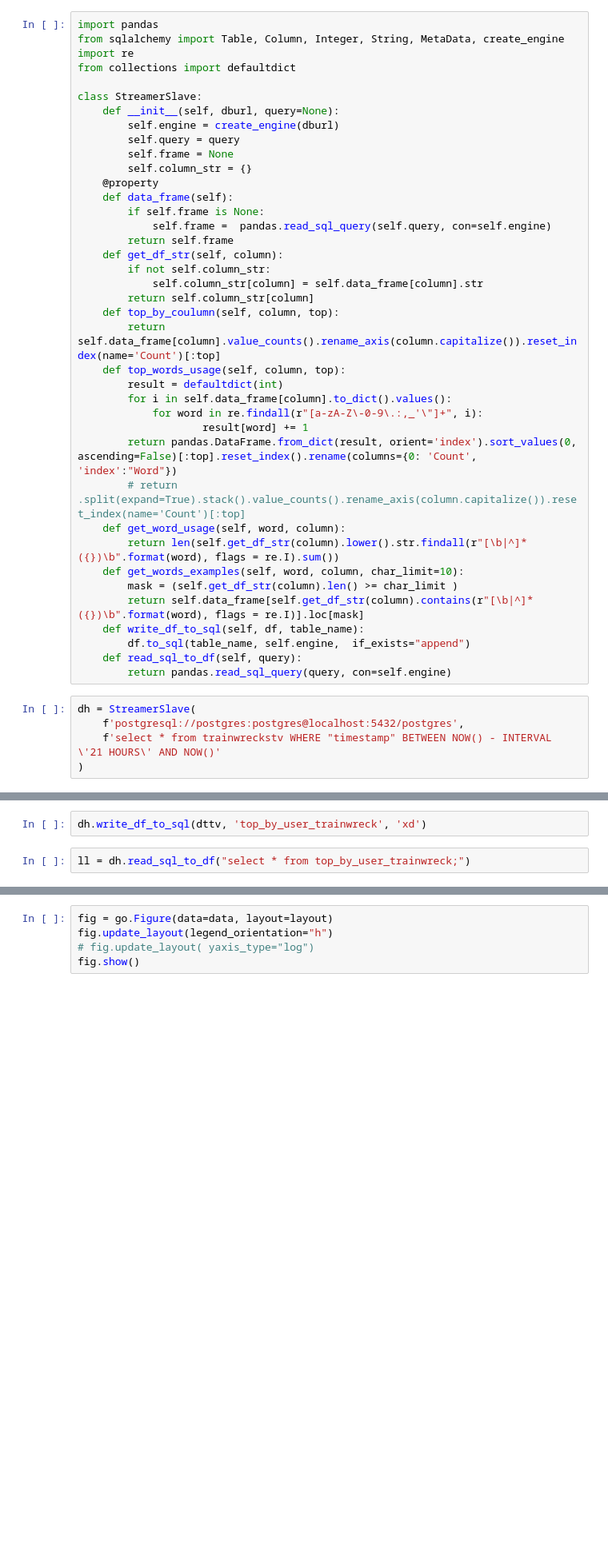
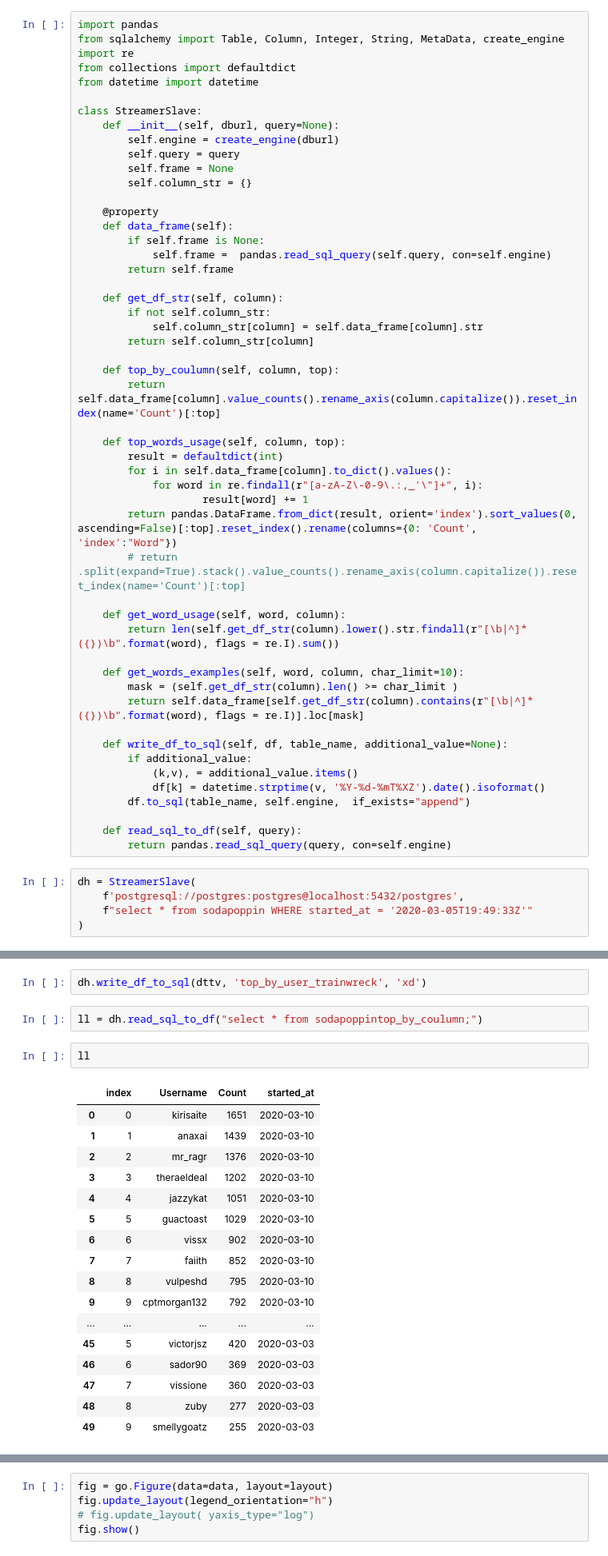
Before and after one commit to randieiii/tcad, a Jupyter notebook: Untitled1.ipynb, the cells around one changed output, grey strips where cells are left out. Shown: that part at 80% size. Drawn from its saved outputs; the diff is of its cells as text; blank space fills up the shorter version.

```diff
--- a/Untitled1.ipynb
+++ b/Untitled1.ipynb
@@ -9,6 +9,7 @@ import pandas
 from sqlalchemy import Table, Column, Integer, String, MetaData, create_engine
 import re
 from collections import defaultdict
+from datetime import datetime
 
 class StreamerSlave:
     def __init__(self, dburl, query=None):
@@ -16,17 +17,21 @@ class StreamerSlave:
         self.query = query
         self.frame = None
         self.column_str = {}
+
     @property
     def data_frame(self):
         if self.frame is None:
             self.frame =  pandas.read_sql_query(self.query, con=self.engine)
         return self.frame
+
     def get_df_str(self, column):
         if not self.column_str:
             self.column_str[column] = self.data_frame[column].str
         return self.column_str[column]
+
     def top_by_coulumn(self, column, top):
         return self.data_frame[column].value_counts().rename_axis(column.capitalize()).reset_index(name='Count')[:top]
+
     def top_words_usage(self, column, top):
         result = defaultdict(int)
         for i in self.data_frame[column].to_dict().values():
@@ -34,19 +39,26 @@ class StreamerSlave:
                     result[word] += 1
         return pandas.DataFrame.from_dict(result, orient='index').sort_values(0, ascending=False)[:top].reset_index().rename(columns={0: 'Count', 'index':"Word"})
         # return .split(expand=True).stack().value_counts().rename_axis(column.capitalize()).reset_index(name='Count')[:top]
+
     def get_word_usage(self, word, column):
         return len(self.get_df_str(column).lower().str.findall(r"[\b|^]*({})\b".format(word), flags = re.I).sum())
+
     def get_words_examples(self, word, column, char_limit=10):
         mask = (self.get_df_str(column).len() >= char_limit )
         return self.data_frame[self.get_df_str(column).contains(r"[\b|^]*({})\b".format(word), flags = re.I)].loc[mask]
-    def write_df_to_sql(self, df, table_name):
+
+    def write_df_to_sql(self, df, table_name, additional_value=None):
+        if additional_value:
+            (k,v), = additional_value.items()
+            df[k] = datetime.strptime(v, '%Y-%d-%mT%XZ').date().isoformat()
         df.to_sql(table_name, self.engine,  if_exists="append")
+
     def read_sql_to_df(self, query):
         return pandas.read_sql_query(query, con=self.engine)
 # %%
 dh = StreamerSlave(
     f'postgresql://postgres:postgres@localhost:5432/postgres',
-    f'select * from trainwreckstv WHERE "timestamp" BETWEEN NOW() - INTERVAL \'21 HOURS\' AND NOW()'
+    f"select * from sodapoppin WHERE started_at = '2020-03-05T19:49:33Z'"
 )
 # %%
 dttv = dh.top_by_coulumn("username",10)
@@ -120,7 +130,27 @@ dh.write_df_to_sql(dttb, 'top_by_user_trainwreck2')
 # %%
 dh.write_df_to_sql(dttv, 'top_by_user_trainwreck', 'xd')
 # %%
-ll = dh.read_sql_to_df("select * from top_by_user_trainwreck;")
+ll = dh.read_sql_to_df("select * from sodapoppintop_by_coulumn;")
+# %%
+ll
+# %% [output]
+|  | index | Username | Count | started_at |
+| 0 | 0 | kirisaite | 1651 | 2020-03-10 |
+| 1 | 1 | anaxai | 1439 | 2020-03-10 |
+| 2 | 2 | mr_ragr | 1376 | 2020-03-10 |
+| 3 | 3 | theraeldeal | 1202 | 2020-03-10 |
+| 4 | 4 | jazzykat | 1051 | 2020-03-10 |
+| 5 | 5 | guactoast | 1029 | 2020-03-10 |
+| 6 | 6 | vissx | 902 | 2020-03-10 |
+| 7 | 7 | faiith | 852 | 2020-03-10 |
+| 8 | 8 | vulpeshd | 795 | 2020-03-10 |
+| 9 | 9 | cptmorgan132 | 792 | 2020-03-10 |
+| ... | ... | ... | ... | ... |
+| 45 | 5 | victorjsz | 420 | 2020-03-03 |
+| 46 | 6 | sador90 | 369 | 2020-03-03 |
+| 47 | 7 | vissione | 360 | 2020-03-03 |
+| 48 | 8 | zuby | 277 | 2020-03-03 |
+| 49 | 9 | smellygoatz | 255 | 2020-03-03 |
 # %%
 groped = ll.groupby("Username")
 data = []
```
Also changed, not shown: parts of 20 cells of this notebook, 1 other file.
